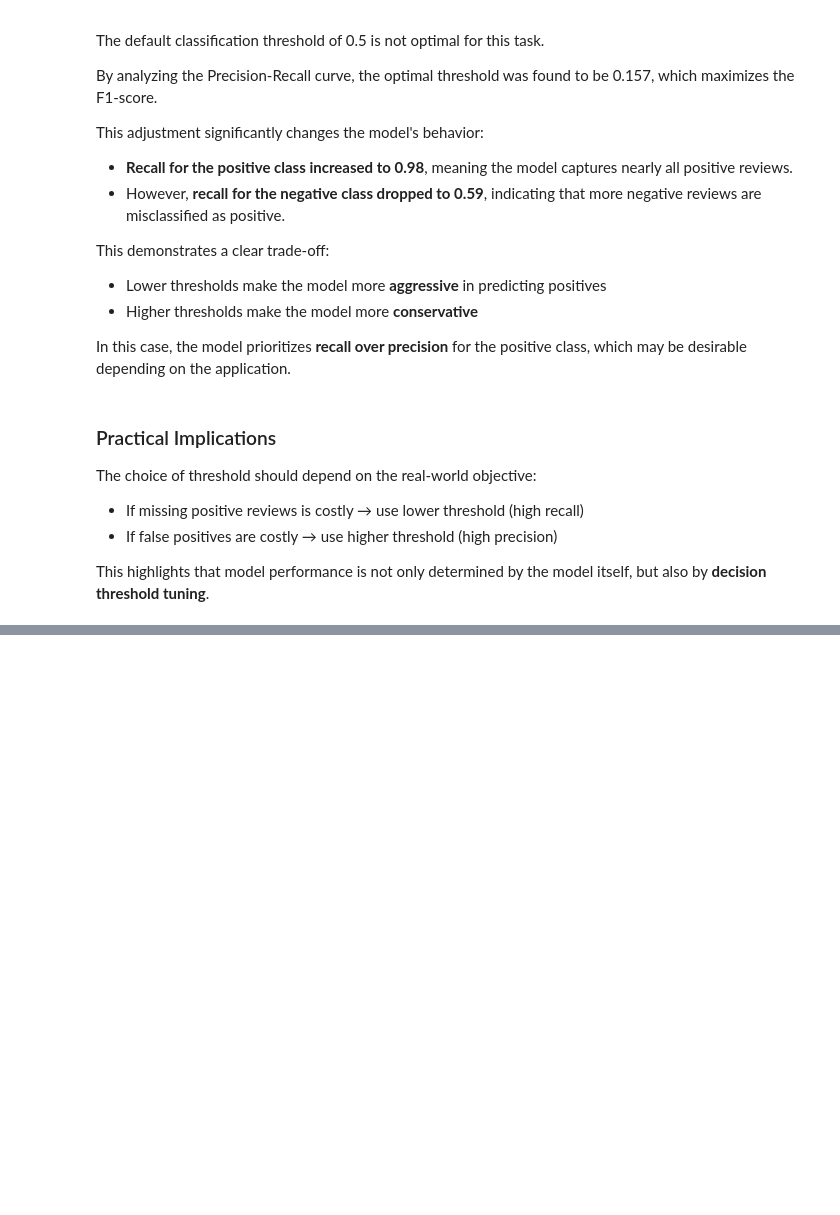
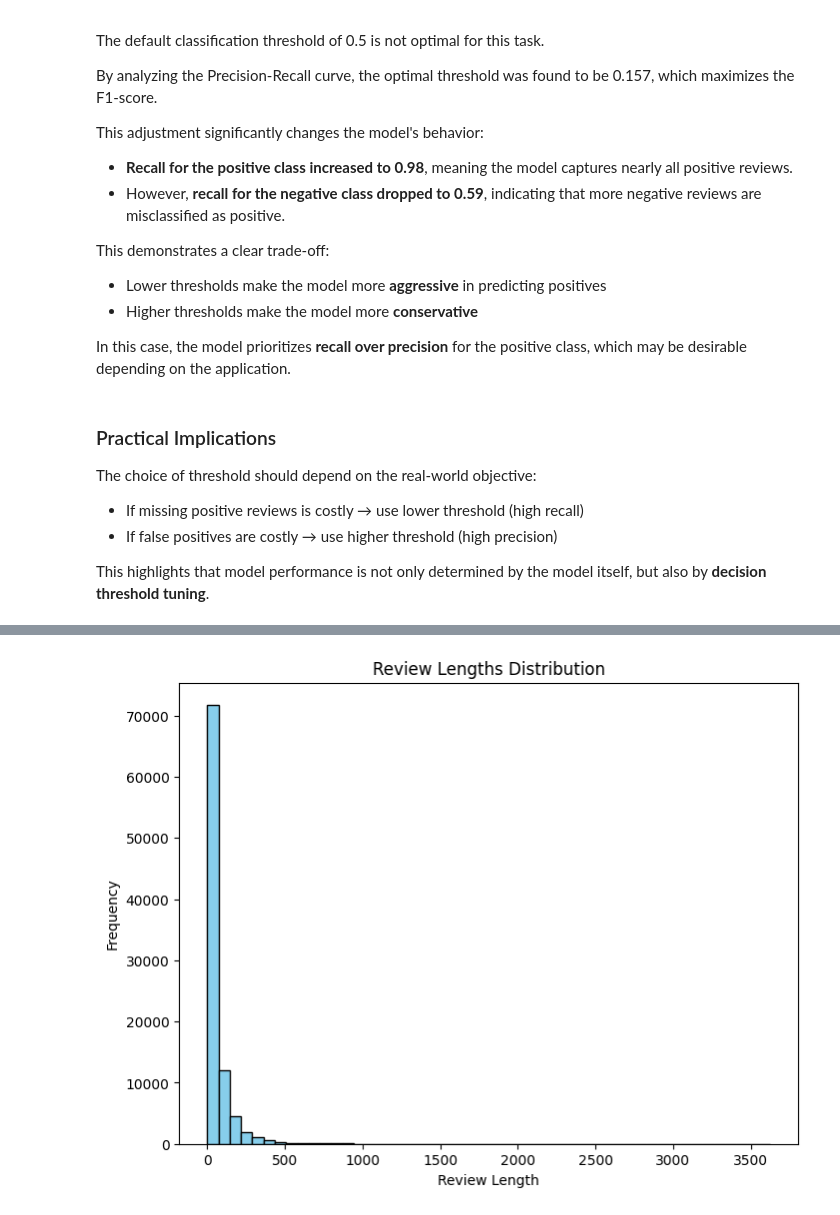
Before and after one commit to trandamkhanh311207-glitch/amazon-sentiment-analysis, a Jupyter notebook: notebooks/main.ipynb, the cells around one changed output, grey strips where cells are left out. Saved outputs shown, nothing was run; the diff lists cells and outputs as text; code cells hidden in the pictures; blank space fills up the shorter version.

```diff
--- a/notebooks/main.ipynb
+++ b/notebooks/main.ipynb
@@ -620,0 +667,13 @@ This highlights that model performance is not only determined by the model itsel
+# %%
+import matplotlib.pyplot as plt
+df["review_length"] = df["reviewText"].astype(str).apply(lambda x: len(x.split()))
+max_len = df["review_length"].quantile(0.99)
+plt.figure(figsize=(8, 6))
+plt.hist(df["review_length"], bins=50, color="skyblue", edgecolor="black")
+plt.xlabel("Review Length")
+plt.ylabel("Frequency")
+plt.title("Review Lengths Distribution")
+plt.savefig("../results/figures/review_length_distribution.png", dpi=300, bbox_inches="tight")
+plt.show()
+# %% [output]
+[figure, added]
```
Also changed, not shown: parts of 8 cells of this notebook, 2 other files.
